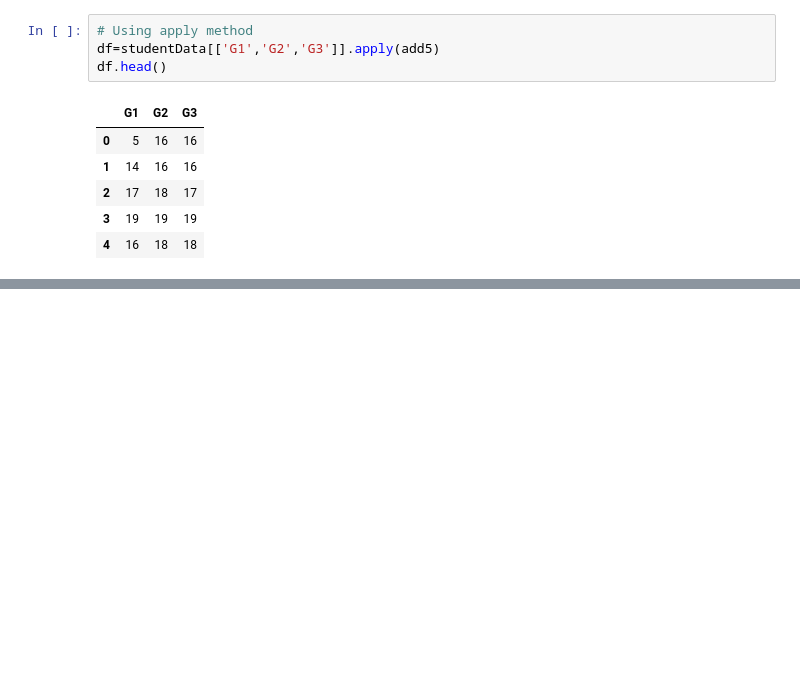
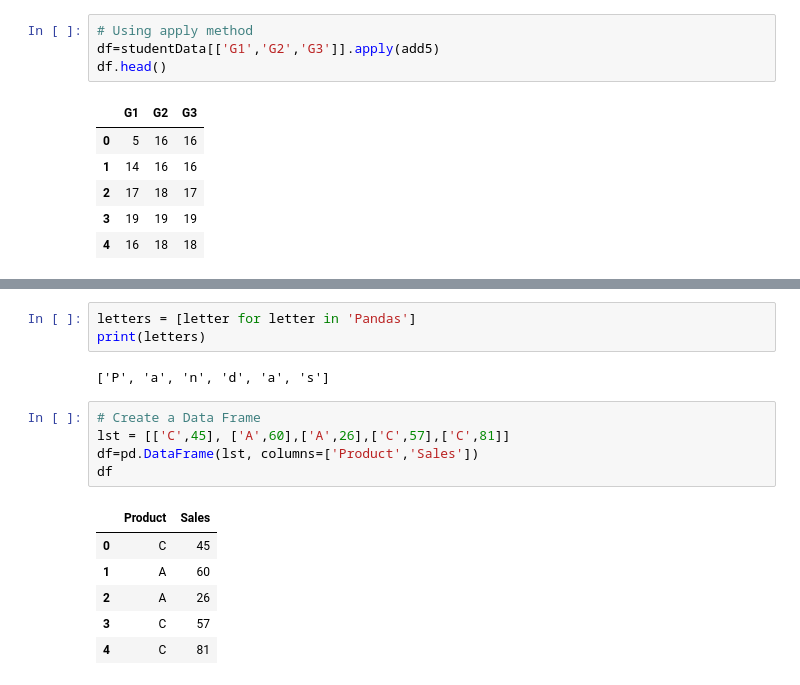
Before and after one commit to mlhudson1/CIDM4310-70_Pandas, a Jupyter notebook: Chapter1Fixed.ipynb, the cells around one changed output, grey strips where cells are left out. Cells and saved outputs as stored; diff of their text form; blank space fills up the shorter version.

```diff
--- a/Chapter1Fixed.ipynb
+++ b/Chapter1Fixed.ipynb
@@ -322,0 +362,17 @@ df = studentData[['G1','G2','G3']].apply(lambda x:)
+# %%
+letters = [letter for letter in 'Pandas']
+print(letters)
+# %% [output]
+['P', 'a', 'n', 'd', 'a', 's']
+# %%
+# Create a Data Frame
+lst = [['C',45], ['A',60],['A',26],['C',57],['C',81]]
+df=pd.DataFrame(lst, columns=['Product','Sales'])
+df
+# %% [output]
+|  | Product | Sales |
+| 0 | C | 45 |
+| 1 | A | 60 |
+| 2 | A | 26 |
+| 3 | C | 57 |
+| 4 | C | 81 |
```
Also changed, not shown: parts of 13 cells of this notebook.
